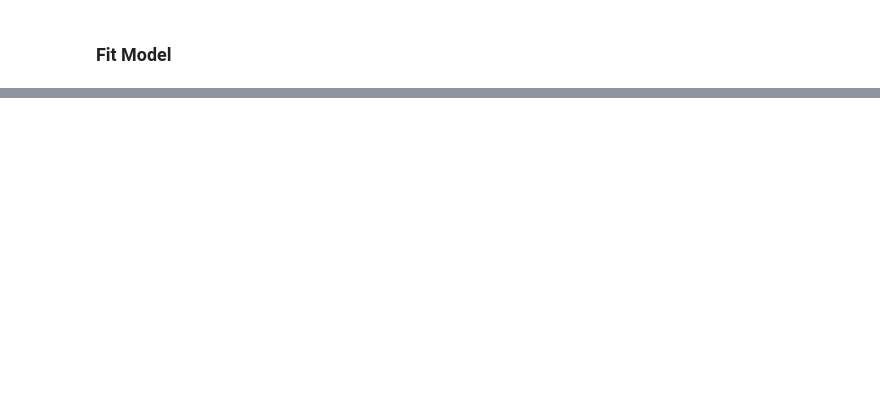
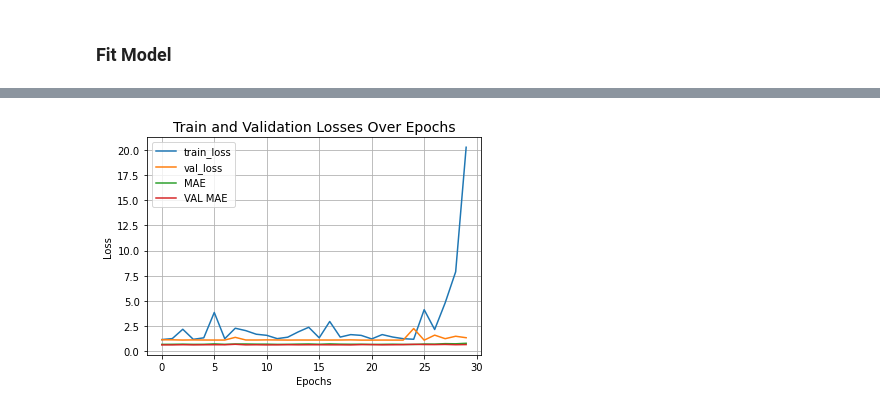
Before and after one commit to kurupdeepak/nutri-codebase, a Jupyter notebook: colab/Vision_Transformer_for_Nutrition5k_regression_v1_1.ipynb, the cells around one changed output, grey strips where cells are left out. Cells and saved outputs as stored; diff of their text form; code cells hidden in the pictures; blank space fills up the shorter version.

```diff
--- a/colab/Vision_Transformer_for_Nutrition5k_regression_v1_1.ipynb
+++ b/colab/Vision_Transformer_for_Nutrition5k_regression_v1_1.ipynb
@@ -1294,0 +1625,2 @@ plt.show()
+# %%
+sample_data["total_calories_norm"] = round(sample_data["total_calories"]/sample_data["total_mass"],2)
@@ -1294,0 +1776,11 @@ plt.show()
+# %%
+batch5 = 30
+num_epochs5 = 30
+
+model_1_hist5 = vit_model_1.fit(
+        sample_train_gen,
+        validation_data = sample_test_gen,
+        batch_size=batch5,
+        epochs=num_epochs5,
+        callbacks = callback_list5
+    )
@@ -1294,0 +1825,13 @@ plt.show()
+# %%
+plt.plot(model_1_hist5.history["loss"], label="train_loss")
+plt.plot(model_1_hist5.history["val_loss"], label="val_loss")
+plt.plot(model_1_hist5.history["mean_absolute_error"], label="MAE")
+plt.plot(model_1_hist5.history["val_mean_absolute_error"], label="VAL MAE")
+plt.xlabel("Epochs")
+plt.ylabel("Loss")
+plt.title("Train and Validation Losses Over Epochs", fontsize=14)
+plt.legend()
+plt.grid()
+plt.show()
+# %% [output]
+[figure, added]
```
Also changed, not shown: parts of 82 cells of this notebook.
